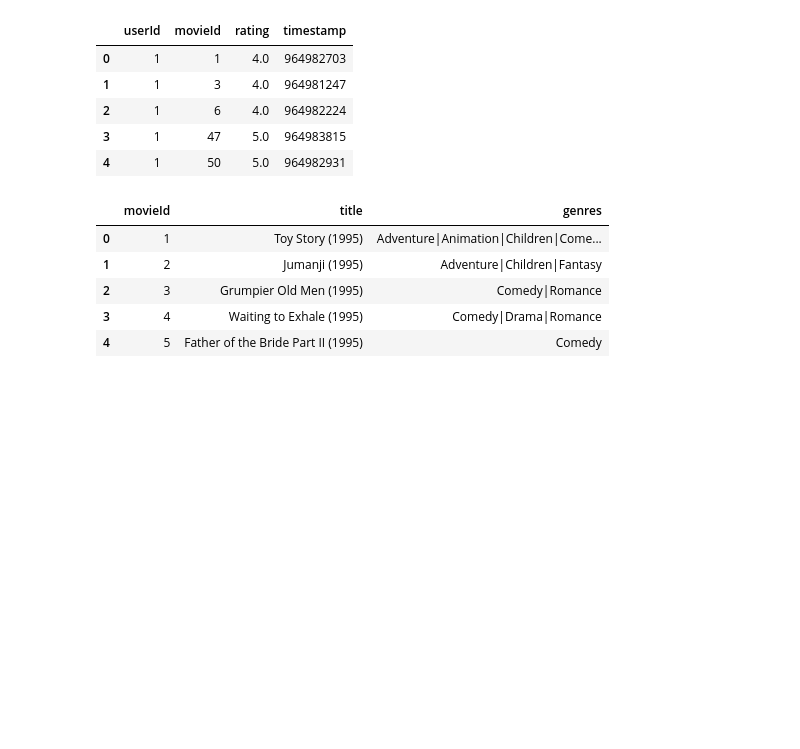
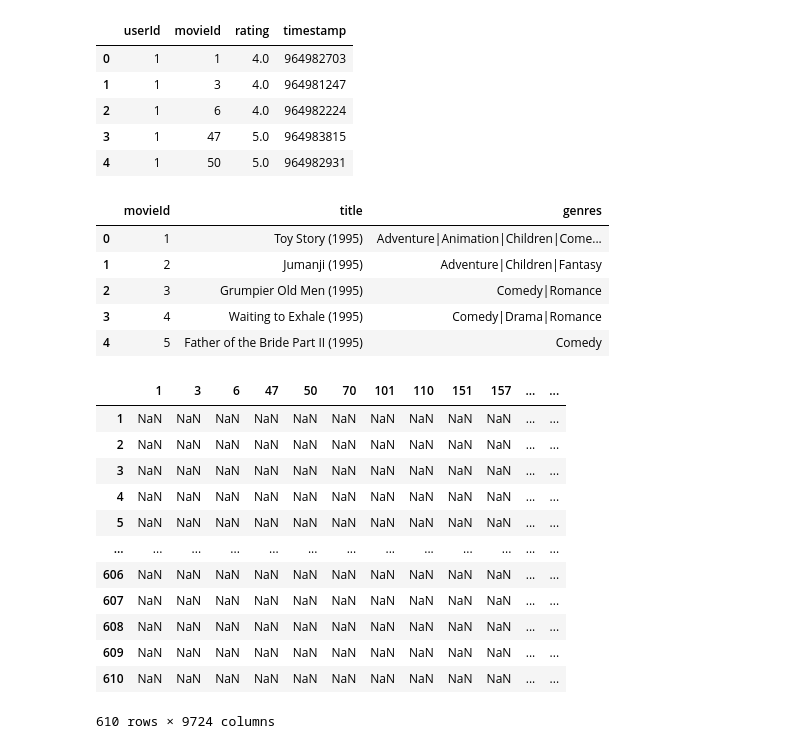
Before and after one commit to AtiqurRahman25/Neural-Network, a Jupyter notebook: c03/recommendationSystem.ipynb, the cells around one changed output. Saved outputs shown, nothing was run; the diff lists cells and outputs as text; code cells hidden in the pictures; blank space fills up the shorter version.

```diff
--- a/c03/recommendationSystem.ipynb
+++ b/c03/recommendationSystem.ipynb
@@ -28,3 +28,20 @@ movie_names.head()
 | 2 | 3 | Grumpier Old Men (1995) | Comedy|Romance |
 | 3 | 4 | Waiting to Exhale (1995) | Comedy|Drama|Romance |
 | 4 | 5 | Father of the Bride Part II (1995) | Comedy |
+# %%
+movie_df = pd.DataFrame(columns=movie_df_raw['movieId'].unique(), index=movie_df_raw['userId'].unique())
+movie_df
+# %% [output]
+|  | 1 | 3 | 6 | 47 | 50 | 70 | 101 | 110 | 151 | 157 | ... | ... |
+| 1 | NaN | NaN | NaN | NaN | NaN | NaN | NaN | NaN | NaN | NaN | ... | ... |
+| 2 | NaN | NaN | NaN | NaN | NaN | NaN | NaN | NaN | NaN | NaN | ... | ... |
+| 3 | NaN | NaN | NaN | NaN | NaN | NaN | NaN | NaN | NaN | NaN | ... | ... |
+| 4 | NaN | NaN | NaN | NaN | NaN | NaN | NaN | NaN | NaN | NaN | ... | ... |
+| 5 | NaN | NaN | NaN | NaN | NaN | NaN | NaN | NaN | NaN | NaN | ... | ... |
+| ... | ... | ... | ... | ... | ... | ... | ... | ... | ... | ... | ... | ... |
+| 606 | NaN | NaN | NaN | NaN | NaN | NaN | NaN | NaN | NaN | NaN | ... | ... |
+| 607 | NaN | NaN | NaN | NaN | NaN | NaN | NaN | NaN | NaN | NaN | ... | ... |
+| 608 | NaN | NaN | NaN | NaN | NaN | NaN | NaN | NaN | NaN | NaN | ... | ... |
+| 609 | NaN | NaN | NaN | NaN | NaN | NaN | NaN | NaN | NaN | NaN | ... | ... |
+| 610 | NaN | NaN | NaN | NaN | NaN | NaN | NaN | NaN | NaN | NaN | ... | ... |
+610 rows × 9724 columns
```
Also changed, not shown: parts of 7 cells of this notebook, 1 other file.
